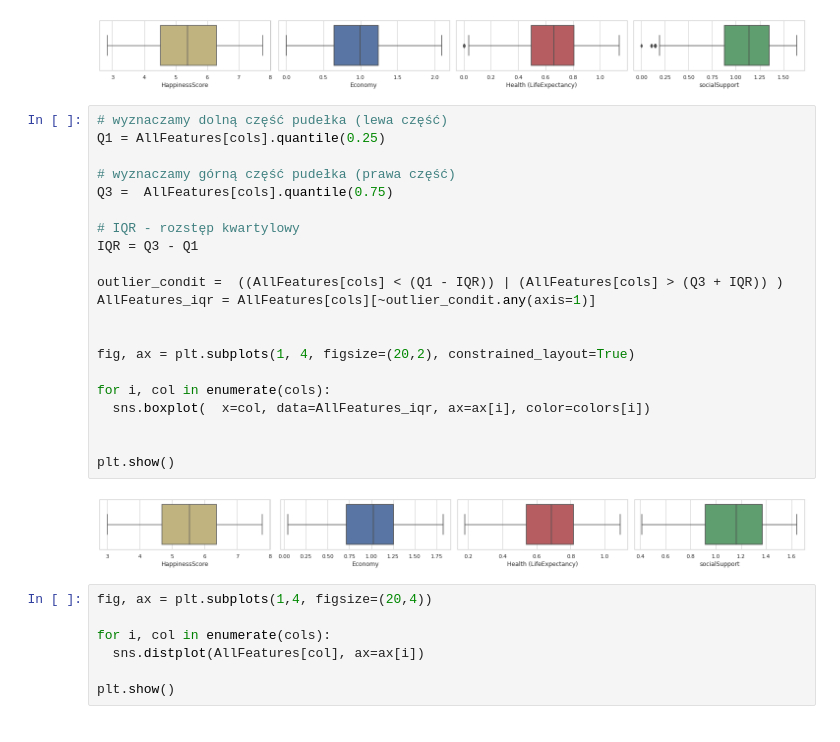
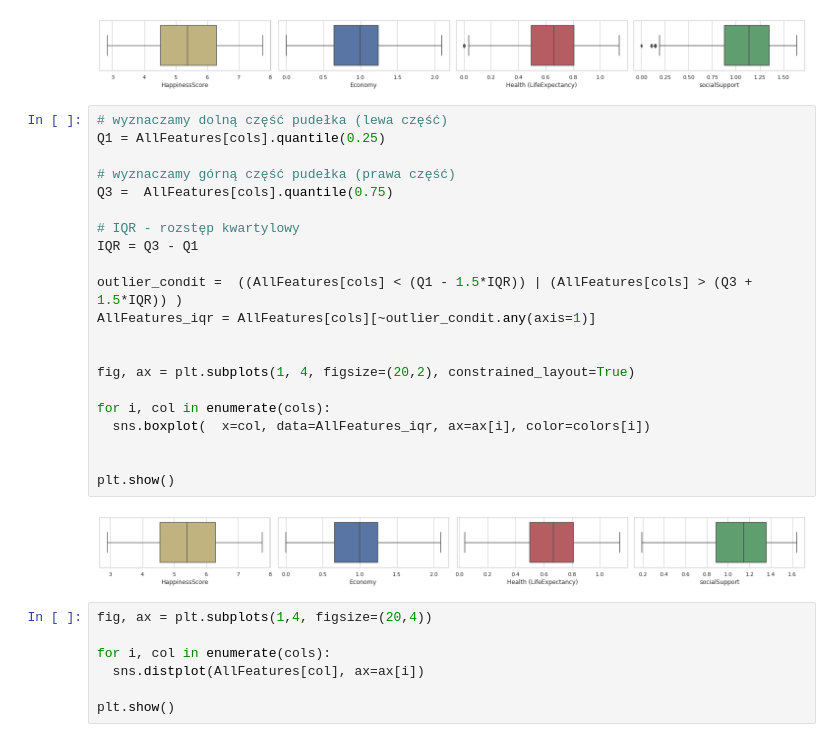
Before and after one commit to ArminD93/WorldHappinessReport, a Jupyter notebook: WorldHappinessReport_podsumowanie.ipynb, the cells around one changed output. Cells and saved outputs as stored; diff of their text form.

```diff
--- a/WorldHappinessReport_podsumowanie.ipynb
+++ b/WorldHappinessReport_podsumowanie.ipynb
@@ -701,26 +710,26 @@ plt.show()
 # %%
 # wyznaczamy dolną część pudełka (lewa część)
 Q1 = AllFeatures[cols].quantile(0.25)
 
 # wyznaczamy górną część pudełka (prawa część)
 Q3 =  AllFeatures[cols].quantile(0.75)
 
 # IQR - rozstęp kwartylowy
 IQR = Q3 - Q1
 
-outlier_condit =  ((AllFeatures[cols] < (Q1 - IQR)) | (AllFeatures[cols] > (Q3 + IQR)) )
+outlier_condit =  ((AllFeatures[cols] < (Q1 - 1.5*IQR)) | (AllFeatures[cols] > (Q3 + 1.5*IQR)) )
 AllFeatures_iqr = AllFeatures[cols][~outlier_condit.any(axis=1)]
 
 
 fig, ax = plt.subplots(1, 4, figsize=(20,2), constrained_layout=True)
 
 for i, col in enumerate(cols):
   sns.boxplot(  x=col, data=AllFeatures_iqr, ax=ax[i], color=colors[i])
 
 
 plt.show()
 # %% [output]
-[figure, old version]
+[figure, new version]
 # %%
 fig, ax = plt.subplots(1,4, figsize=(20,4))
 
```
Also changed, not shown: parts of 21 cells of this notebook.
